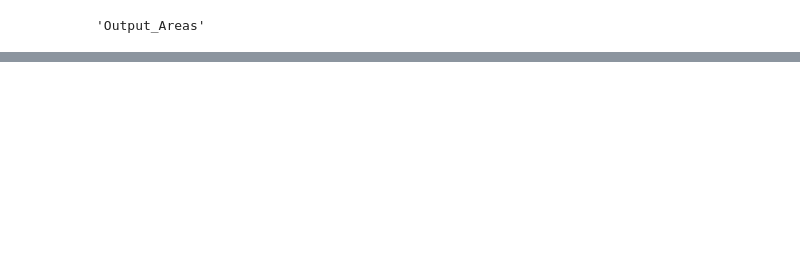
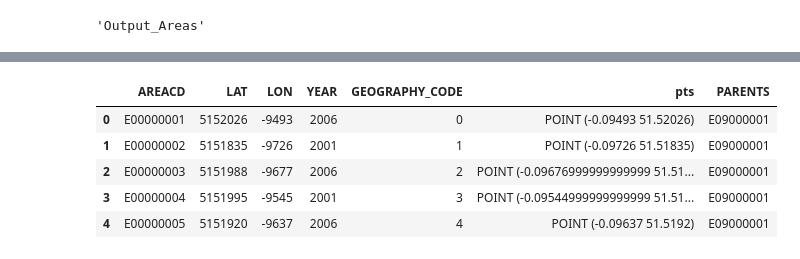
Before and after one commit to wolfiex/ONSDataServer, a Jupyter notebook: processing/centroids_in_area.ipynb, the cells around one changed output, grey strips where cells are left out. Saved outputs shown, nothing was run; the diff lists cells and outputs as text; code cells hidden in the pictures; blank space fills up the shorter version.

```diff
--- a/processing/centroids_in_area.ipynb
+++ b/processing/centroids_in_area.ipynb
@@ -91,4 +152,12 @@ parents = p_map(get_parent,pts)
 # this takes ~hour in serial with implace replacement Avoid!
 # %%
 cdf['PARENTS'] = parents
+cdf.head()
+# %% [output]
+|  | AREACD | LAT | LON | YEAR | GEOGRAPHY_CODE | pts | PARENTS |
+| 0 | E00000001 | 5152026 | -9493 | 2006 | 0 | POINT (-0.09493 51.52026) | E09000001 |
+| 1 | E00000002 | 5151835 | -9726 | 2001 | 1 | POINT (-0.09726 51.51835) | E09000001 |
+| 2 | E00000003 | 5151988 | -9677 | 2006 | 2 | POINT (-0.09676999999999999 51.51... | E09000001 |
+| 3 | E00000004 | 5151995 | -9545 | 2001 | 3 | POINT (-0.09544999999999999 51.51... | E09000001 |
+| 4 | E00000005 | 5151920 | -9637 | 2006 | 4 | POINT (-0.09637 51.5192) | E09000001 |
 # %%
```
Also changed, not shown: parts of 14 cells of this notebook, 16 other files.
